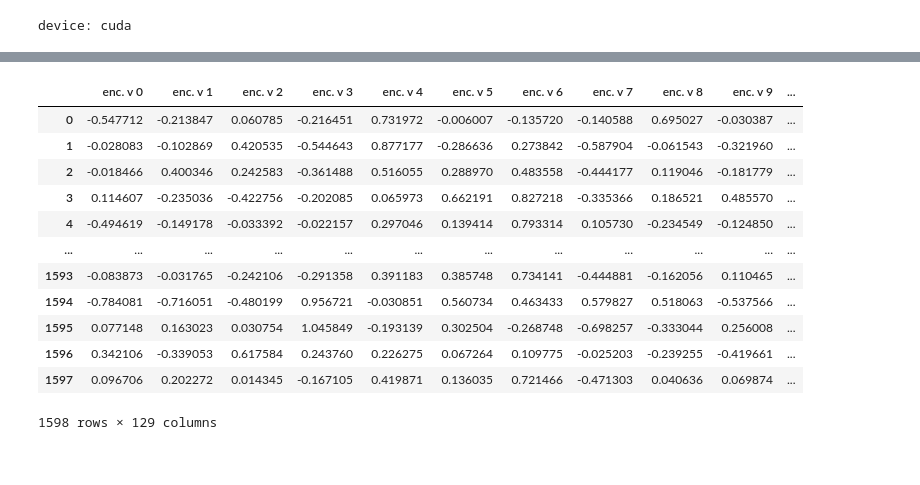
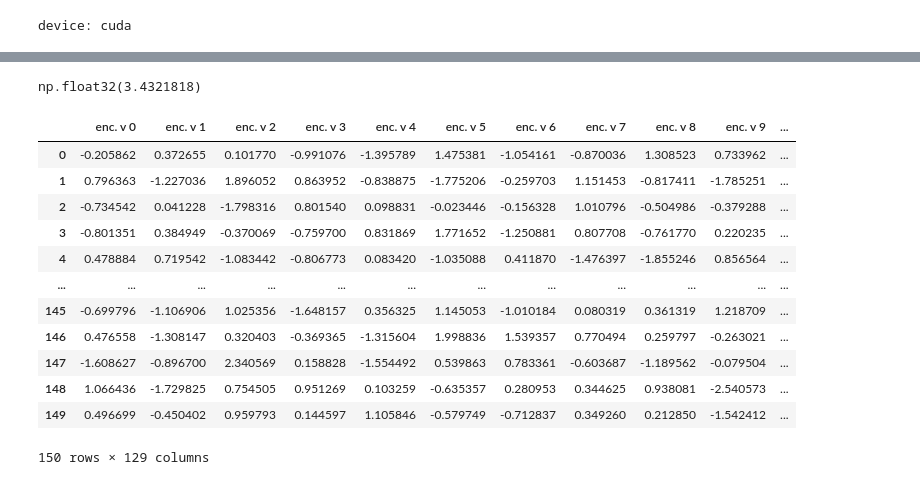
Before and after one commit to Audiofool934/Data-Side-of-the-Moon, a Jupyter notebook: code/model_fma.ipynb, the cells around one changed output, grey strips where cells are left out. Cells and saved outputs as stored; diff of their text form; code cells hidden in the pictures.

```diff
--- a/code/model_fma.ipynb
+++ b/code/model_fma.ipynb
@@ -48,11 +52,17 @@ class MusicDataset(Dataset):
 	def __getitem__(self, idx):
 		file_path = self.file_paths[idx]
 		data = np.load(file_path)
+
+		if np.isnan(data).any():
+			filename = os.path.basename(file_path)
+			label = filename.replace(".npy", "").lstrip("0")
+			print(f"Warning: NaN value found in {label}")
+
 		data = data[np.newaxis, :, :]  # Add a channel dimension
 		data = torch.tensor(data, dtype=torch.float32)
 
 		filename = os.path.basename(file_path)
-		label = filename.replace(".mp3", "").lstrip("0")
+		label = filename.replace(".npy", "").lstrip("0")
 		return data, label
 
 file_paths = []
@@ -61,10 +71,12 @@ for root, dirs, files in os.walk(dataset_path):
 		file_paths.append(os.path.join(root, file))
 
 # 取出20%的数据作为测试集，10%的数据作为验证集，剩下的作为训练集（理论上每个文件夹有风格区别，应该尽量做到比例均匀），但是（先验的）风格不好分，暂时直接随机划分
+
 m = len(file_paths)
-test_size = int(m * 0.2)
-valid_size = int((m - test_size) * 0.1)
+test_size = int(m * 0.15)
+valid_size = int(m * 0.15)
 train_size = m - test_size - valid_size
+# train : valid : test = 70 : 15 : 15
 
 paths = np.array(file_paths)
 np.random.shuffle(paths)
@@ -108,8 +120,10 @@ if TRAIN:
 	losses = {'train_loss':[],'val_loss':[]}
 
 	for epoch in range(NUM_EPOCHS):
-		train_loss =train_epoch(encoder, decoder, device,train_loader, loss_fn, optim)
-		val_loss = test_epoch(encoder, decoder, device, test_loader, loss_fn)
+		beta = epoch / NUM_EPOCHS  # Increase beta over time
+		# beta = BETA
+		train_loss =train_epoch(encoder, decoder, device, train_loader, loss_fn, optim, beta)
+		val_loss = test_epoch(encoder, decoder, device, valid_loader, loss_fn, beta)
 
 		print('\n EPOCH {}/{} \t train loss {} \t val loss {}'.format(epoch + 1, NUM_EPOCHS,train_loss,val_loss))
 
@@ -122,17 +136,4 @@ if TRAIN:
 			torch.save(encoder.state_dict(), f'{model_save_path}/encoder_{epoch+1}.pth')
 			torch.save(decoder.state_dict(), f'{model_save_path}/decoder_{epoch+1}.pth')
 
-	plt.figure(figsize=(8,6))
-	plt.semilogy(losses['train_loss'], label='Train')
-	plt.semilogy(losses['val_loss'], label='Valid')
-	plt.xlabel('Epoch')
-	plt.ylabel('Average Loss')
-	# plt.grid()
-	plt.legend()
-	plt.title('loss')
-	plt.show()
-
-	encoder_path = f"{model_save_path}/encoder.pth"
-	decoder_path = f"{model_save_path}/decoder.pth"
-	torch.save(encoder.state_dict(), encoder_path)
-	torch.save(decoder.state_dict(), decoder_path)
+	test_loss = test_epoch(encoder, decoder, device, test_loader, loss_fn, beta)
@@ -156,0 +170,4 @@ epoch 300 后开始 overfitting
+# %%
+test_loss
+# %% [output]
+np.float32(3.4321818)
@@ -157,38 +179,37 @@ epoch 300 后开始 overfitting
 # %%
-from tqdm import tqdm
-
 if not TRAIN:
 	encoder_path = f"{model_save_path}/encoder_280.pth"
 	encoder = load_encoder(encoder_path, LATENT_SPACE_DIM)
 	encoder = encoder.to(device)
 
 encoded_samples = []
 for sample in tqdm(test_dataset):
 	data = sample[0].unsqueeze(0).to(device)
 	label = sample[1]
 	encoder.eval()
 	with torch.no_grad():
-		encoded_img = encoder(data)
+		mu, log_var = encoder(data)
 
-	encoded_img = encoded_img.flatten().cpu().numpy()
-	encoded_sample = {f"enc. v {i}": enc for i, enc in enumerate(encoded_img)}
+	encoded_data = mu + torch.exp(0.5 * log_var) * torch.randn_like(mu)
+	encoded_data = encoded_data.flatten().cpu().numpy()
+	encoded_sample = {f"enc. v {i}": enc for i, enc in enumerate(encoded_data)}
 	encoded_sample['label'] = label
 	encoded_samples.append(encoded_sample)
 
 encoded_samples = pd.DataFrame(encoded_samples)
 encoded_samples.to_csv(f"{csv_save_path}/fma_small_encoded.csv", index=False)
 encoded_samples
 # %% [output]
 |  | enc. v 0 | enc. v 1 | enc. v 2 | enc. v 3 | enc. v 4 | enc. v 5 | enc. v 6 | enc. v 7 | enc. v 8 | enc. v 9 | ... |
-| 0 | -0.547712 | -0.213847 | 0.060785 | -0.216451 | 0.731972 | -0.006007 | -0.135720 | -0.140588 | 0.695027 | -0.030387 | ... |
-| 1 | -0.028083 | -0.102869 | 0.420535 | -0.544643 | 0.877177 | -0.286636 | 0.273842 | -0.587904 | -0.061543 | -0.321960 | ... |
-| 2 | -0.018466 | 0.400346 | 0.242583 | -0.361488 | 0.516055 | 0.288970 | 0.483558 | -0.444177 | 0.119046 | -0.181779 | ... |
-| 3 | 0.114607 | -0.235036 | -0.422756 | -0.202085 | 0.065973 | 0.662191 | 0.827218 | -0.335366 | 0.186521 | 0.485570 | ... |
-| 4 | -0.494619 | -0.149178 | -0.033392 | -0.022157 | 0.297046 | 0.139414 | 0.793314 | 0.105730 | -0.234549 | -0.124850 | ... |
+| 0 | -0.205862 | 0.372655 | 0.101770 | -0.991076 | -1.395789 | 1.475381 | -1.054161 | -0.870036 | 1.308523 | 0.733962 | ... |
+| 1 | 0.796363 | -1.227036 | 1.896052 | 0.863952 | -0.838875 | -1.775206 | -0.259703 | 1.151453 | -0.817411 | -1.785251 | ... |
+| 2 | -0.734542 | 0.041228 | -1.798316 | 0.801540 | 0.098831 | -0.023446 | -0.156328 | 1.010796 | -0.504986 | -0.379288 | ... |
+| 3 | -0.801351 | 0.384949 | -0.370069 | -0.759700 | 0.831869 | 1.771652 | -1.250881 | 0.807708 | -0.761770 | 0.220235 | ... |
+| 4 | 0.478884 | 0.719542 | -1.083442 | -0.806773 | 0.083420 | -1.035088 | 0.411870 | -1.476397 | -1.855246 | 0.856564 | ... |
 | ... | ... | ... | ... | ... | ... | ... | ... | ... | ... | ... | ... |
-| 1593 | -0.083873 | -0.031765 | -0.242106 | -0.291358 | 0.391183 | 0.385748 | 0.734141 | -0.444881 | -0.162056 | 0.110465 | ... |
-| 1594 | -0.784081 | -0.716051 | -0.480199 | 0.956721 | -0.030851 | 0.560734 | 0.463433 | 0.579827 | 0.518063 | -0.537566 | ... |
-| 1595 | 0.077148 | 0.163023 | 0.030754 | 1.045849 | -0.193139 | 0.302504 | -0.268748 | -0.698257 | -0.333044 | 0.256008 | ... |
-| 1596 | 0.342106 | -0.339053 | 0.617584 | 0.243760 | 0.226275 | 0.067264 | 0.109775 | -0.025203 | -0.239255 | -0.419661 | ... |
-| 1597 | 0.096706 | 0.202272 | 0.014345 | -0.167105 | 0.419871 | 0.136035 | 0.721466 | -0.471303 | 0.040636 | 0.069874 | ... |
+| 145 | -0.699796 | -1.106906 | 1.025356 | -1.648157 | 0.356325 | 1.145053 | -1.010184 | 0.080319 | 0.361319 | 1.218709 | ... |
+| 146 | 0.476558 | -1.308147 | 0.320403 | -0.369365 | -1.315604 | 1.998836 | 1.539357 | 0.770494 | 0.259797 | -0.263021 | ... |
+| 147 | -1.608627 | -0.896700 | 2.340569 | 0.158828 | -1.554492 | 0.539863 | 0.783361 | -0.603687 | -1.189562 | -0.079504 | ... |
+| 148 | 1.066436 | -1.729825 | 0.754505 | 0.951269 | 0.103259 | -0.635357 | 0.280953 | 0.344625 | 0.938081 | -2.540573 | ... |
+| 149 | 0.496699 | -0.450402 | 0.959793 | 0.144597 | 1.105846 | -0.579749 | -0.712837 | 0.349260 | 0.212850 | -1.542412 | ... |
-1598 rows × 129 columns
+150 rows × 129 columns
```
Also changed, not shown: parts of 8 cells of this notebook, 5 other files.
